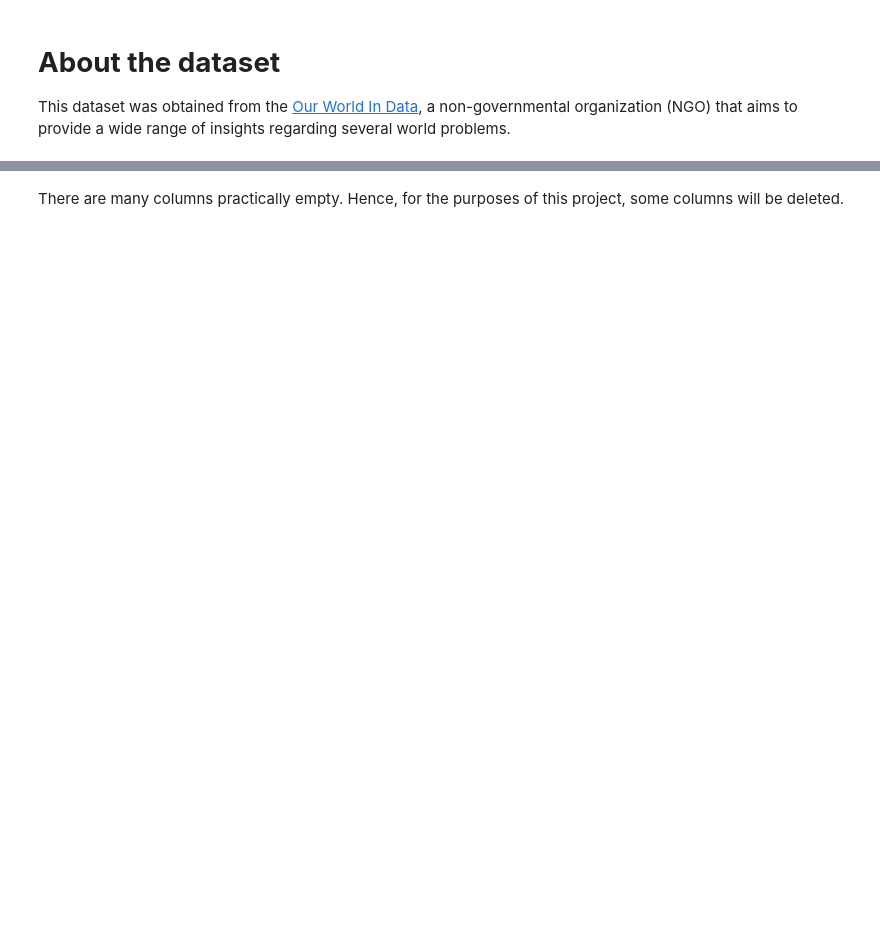
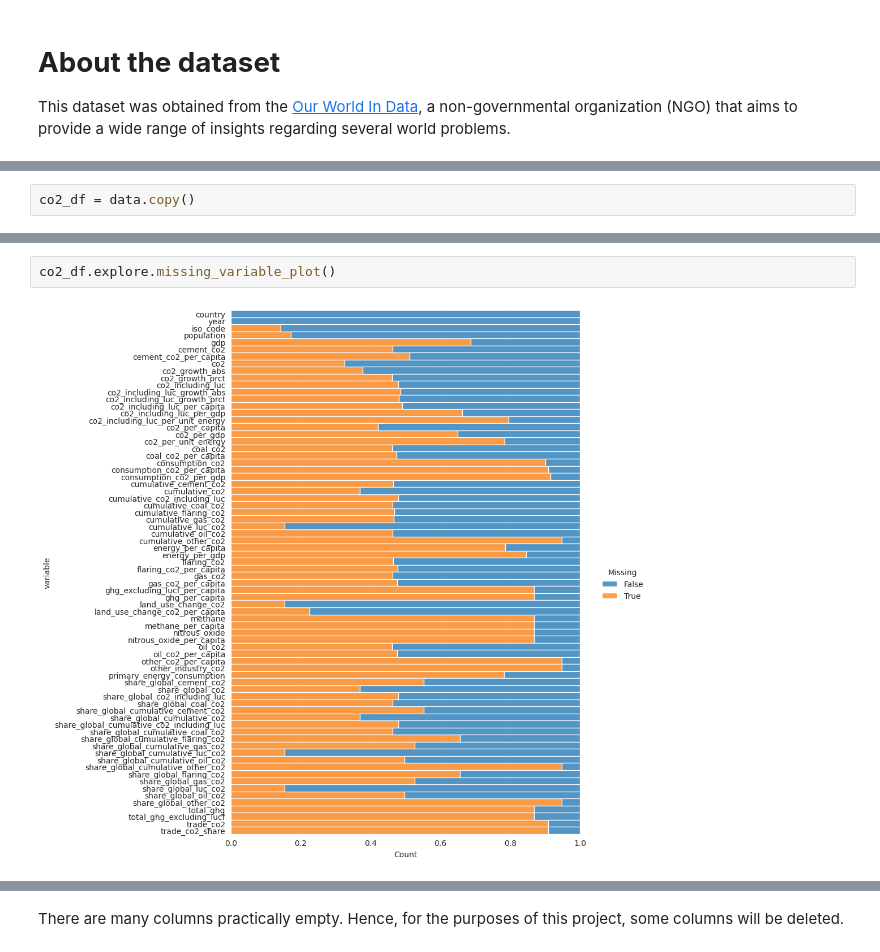
Before and after one commit to alexcaicedo/co2-project, a Jupyter notebook: co2.ipynb, the cells around one changed output, grey strips where cells are left out. Cells and saved outputs as stored; diff of their text form; blank space fills up the shorter version.

```diff
--- a/co2.ipynb
+++ b/co2.ipynb
@@ -123,0 +97,2 @@ msno.matrix(data, color=(0.3, 0.36, 0.44))
+# %%
+co2_df = data.copy()
@@ -123,0 +174,4 @@ msno.matrix(data, color=(0.3, 0.36, 0.44))
+# %%
+co2_df.explore.missing_variable_plot()
+# %% [output]
+[figure, added]
```
Also changed, not shown: parts of 68 cells of this notebook, 5 other files.
